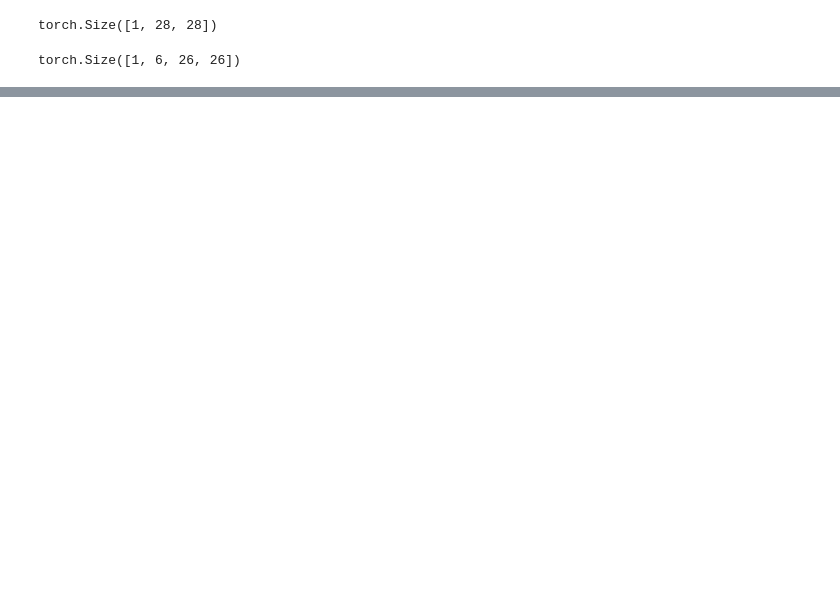
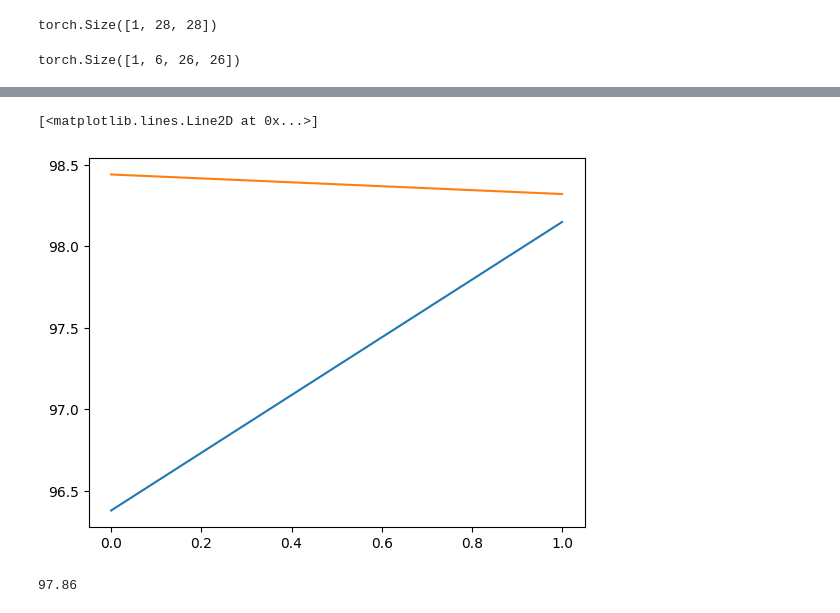
Before and after one commit to shashankyadav03/FinSightAI, a Jupyter notebook: notebooks/Data_Preprocessing.ipynb, the cells around one changed output, grey strips where cells are left out. Drawn from its saved outputs; the diff is of its cells as text; code cells hidden in the pictures; blank space fills up the shorter version.

```diff
--- a/notebooks/Data_Preprocessing.ipynb
+++ b/notebooks/Data_Preprocessing.ipynb
@@ -92,0 +183,6 @@ torch.Size([1, 6, 26, 26])
+# %%
+plt.plot([t/600 for t in train_correct],label="train")
+plt.plot([t/600 for t in test_correct],label="test")
+# %% [output]
+[<matplotlib.lines.Line2D at 0x...>]
+[figure, added]
@@ -92,0 +198,4 @@ torch.Size([1, 6, 26, 26])
+# %%
+correct.item()/len(test_data)*100
+# %% [output]
+97.86
```
Also changed, not shown: parts of 22 cells of this notebook.
